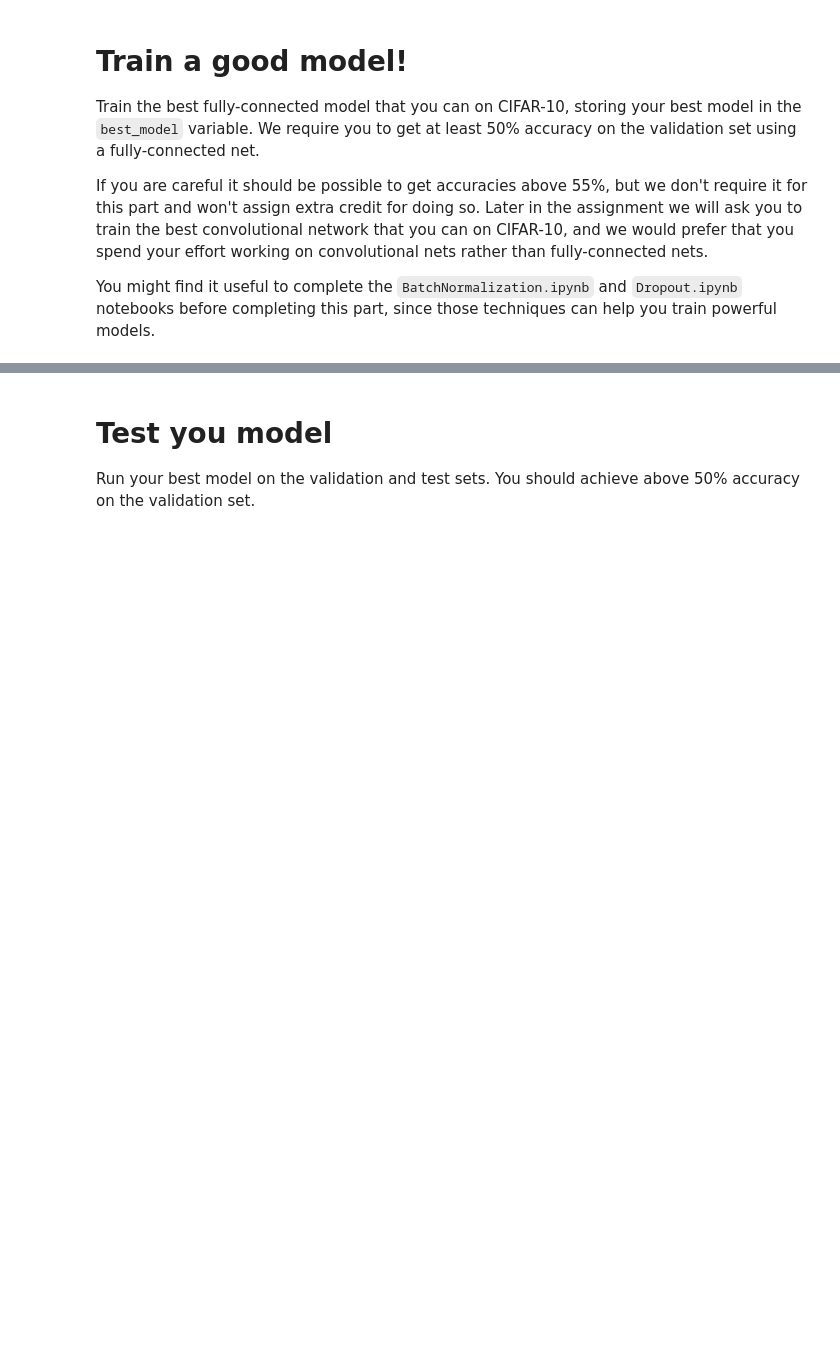
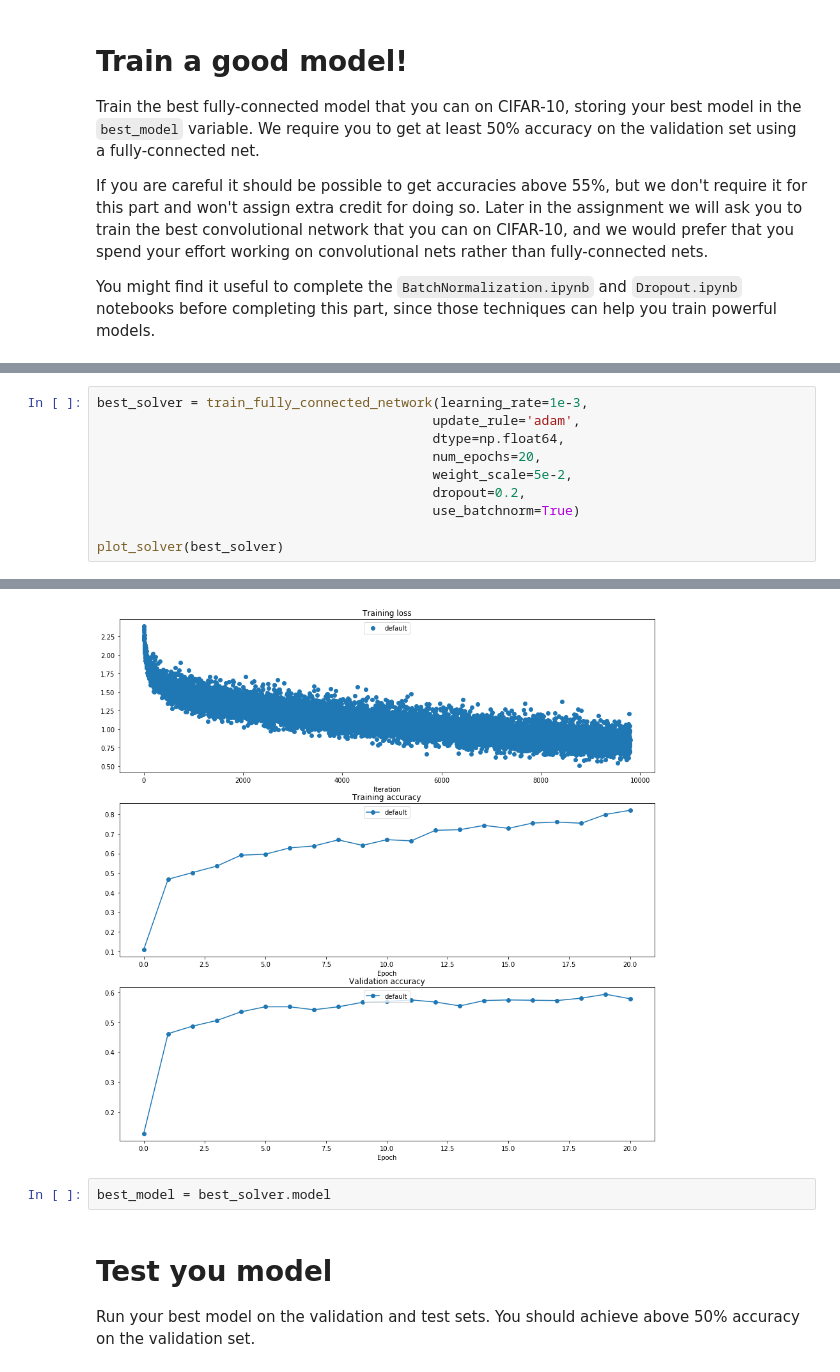
Before and after one commit to hyzhak/cs231n-lecture-notes, a Jupyter notebook: assignment2/FullyConnectedNets.ipynb, the cells around one changed output, grey strips where cells are left out. Drawn from its saved outputs; the diff is of its cells as text; blank space fills up the shorter version.

```diff
--- a/assignment2/FullyConnectedNets.ipynb
+++ b/assignment2/FullyConnectedNets.ipynb
@@ -1002,0 +1019,11 @@ plot_solver(solver)
+# %%
+best_solver = train_fully_connected_network(learning_rate=1e-3,
+                                           update_rule='adam',
+                                           dtype=np.float64,
+                                           num_epochs=20,
+                                           weight_scale=5e-2,
+                                           dropout=0.2,
+                                           use_batchnorm=True)
+
+plot_solver(best_solver)
+# %% [output]
@@ -1003,3 +1047,6 @@ plot_solver(solver)
+[figure, added]
+# %%
+best_model = best_solver.model
 # %% [markdown]
 # Test you model
 Run your best model on the validation and test sets. You should achieve above 50% accuracy on the validation set.
```
Also changed, not shown: parts of 8 cells of this notebook, 3 other files.
